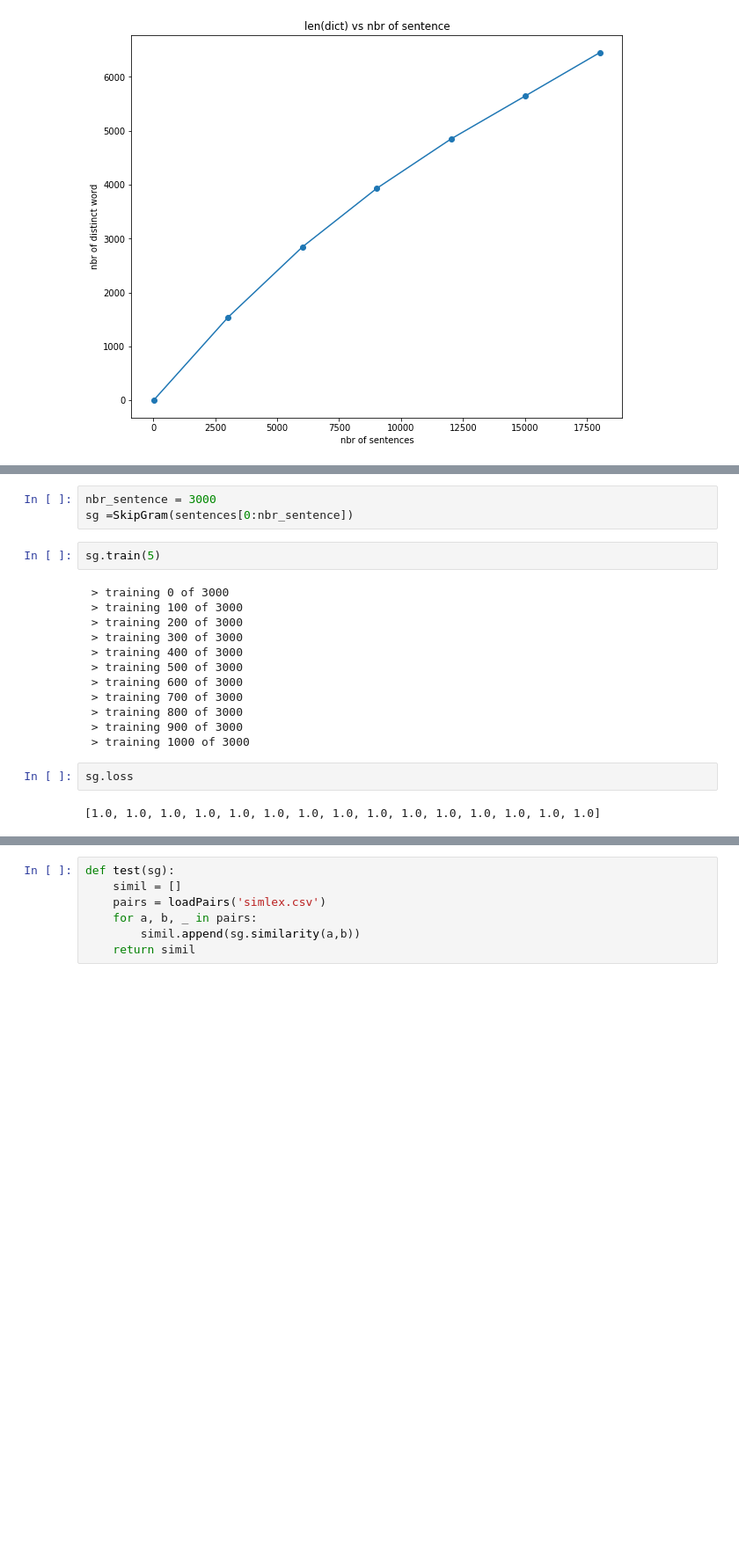
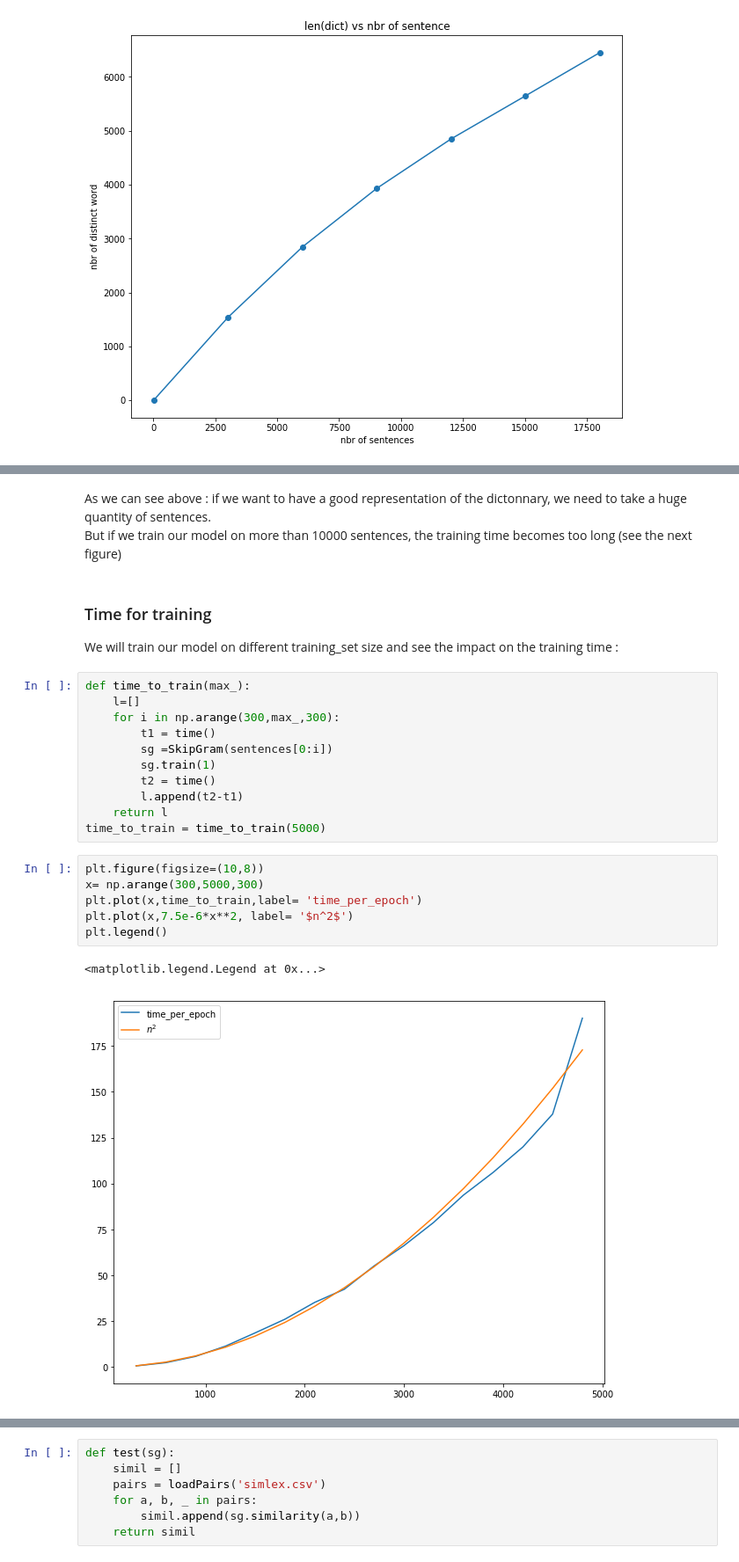
Before and after one commit to AntoineGuiot/NLP_skip_gram, a Jupyter notebook: experiment_skip_gram.ipynb, the cells around one changed output, grey strips where cells are left out. Shown: that part at 88% size. Saved outputs shown, nothing was run; the diff lists cells and outputs as text; blank space fills up the shorter version.

```diff
--- a/experiment_skip_gram.ipynb
+++ b/experiment_skip_gram.ipynb
@@ -46,21 +43,26 @@ To compute the score of our model we will compute the mean square error of our s
-# %%
-nbr_sentence = 3000
-sg =SkipGram(sentences[0:nbr_sentence])
-# %%
-sg.train(5)
-# %% [output]
- > training 0 of 3000
- > training 100 of 3000
- > training 200 of 3000
- > training 300 of 3000
- > training 400 of 3000
- > training 500 of 3000
- > training 600 of 3000
- > training 700 of 3000
- > training 800 of 3000
- > training 900 of 3000
- > training 1000 of 3000
-# %%
-sg.loss
-# %% [output]
-[1.0, 1.0, 1.0, 1.0, 1.0, 1.0, 1.0, 1.0, 1.0, 1.0, 1.0, 1.0, 1.0, 1.0, 1.0]
+# %% [markdown]
+As we can see above : if we want to have a good representation of the dictonnary, we need to take a huge quantity of sentences.
+But if we train our model on more than 10000 sentences, the training time becomes too long (see the next figure)
+# %% [markdown]
+### Time for training
+We will train our model on different training_set size and see the impact on the training time :
+# %%
+def time_to_train(max_):
+    l=[]
+    for i in np.arange(300,max_,300):
+        t1 = time()
+        sg =SkipGram(sentences[0:i])
+        sg.train(1)
+        t2 = time()
+        l.append(t2-t1)
+    return l
+time_to_train = time_to_train(5000)
+# %%
+plt.figure(figsize=(10,8))
+x= np.arange(300,5000,300)
+plt.plot(x,time_to_train,label= 'time_per_epoch')
+plt.plot(x,7.5e-6*x**2, label= '$n^2$')
+plt.legend()
+# %% [output]
+<matplotlib.legend.Legend at 0x...>
+[figure, added]
```
Also changed, not shown: parts of 22 cells of this notebook, 1 other file.
